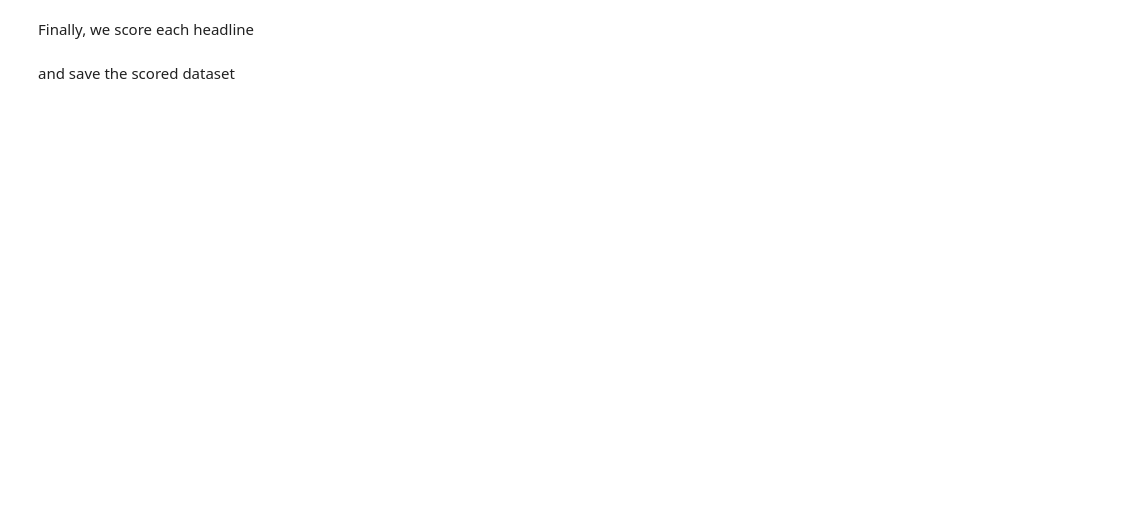
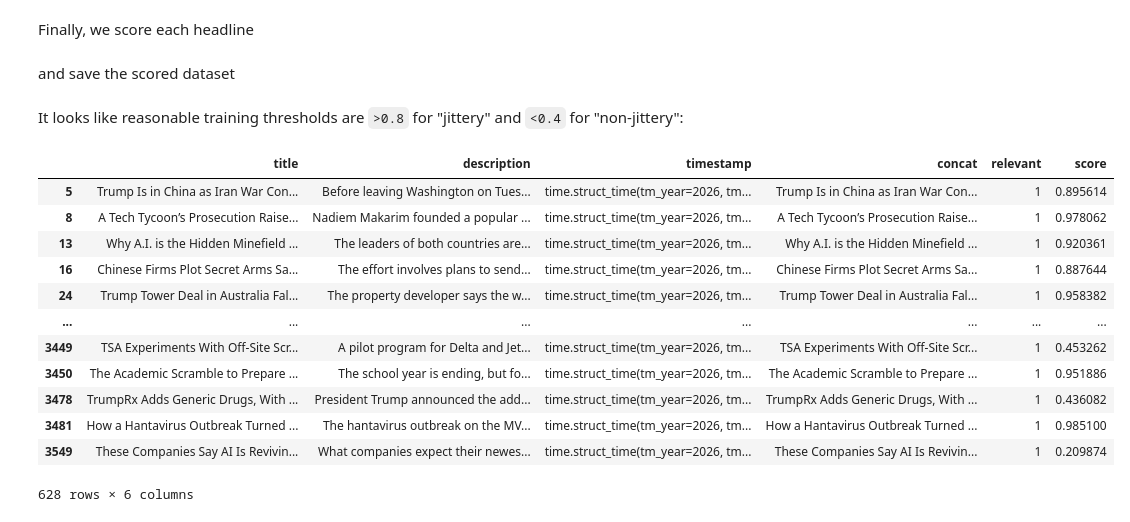
Before and after one commit to albesianor/jitter, a Jupyter notebook: 04_scoring.ipynb, the cells around one changed output. Drawn from its saved outputs; the diff is of its cells as text; code cells hidden in the pictures; blank space fills up the shorter version.

```diff
--- a/04_scoring.ipynb
+++ b/04_scoring.ipynb
@@ -15,12 +15,20 @@ Then we load the model and define the jitteriness category:
 from transformers import pipeline
 import torch
 
+device = torch.device(
+    "cuda"
+    if torch.cuda.is_available()
+    else ("mps" if torch.mps.is_available() else "cpu")
+)
+
+print("Device:", device)
+
 classifier = pipeline(
     "zero-shot-classification",
     model="facebook/bart-large-mnli",
-    device=0,
+    device=device,
     dtype=torch.float16,
 )
 
-jittery = "jittery"
+candidate_labels = ["jittery", "non-jittery"]
 # %% [output]
@@ -33,3 +44,10 @@ WARNING:huggingface_hub.utils._http:Warning: You are sending unauthenticated req
+# %%
+def scorer(batch):
+    results = classifier(batch["concat"], candidate_labels=candidate_labels)
+
+    scores = [(dict(zip(res["labels"], res["scores"]))["jittery"]) for res in results]
+
+    return {"score": scores}
 # %% [markdown]
 Finally, we score each headline
 # %%
@@ -38,12 +56,7 @@ from datasets import Dataset
 ds = Dataset.from_pandas(df[["concat"]])
 with torch.inference_mode():
     ds = ds.map(
-        lambda x: {
-            "score": [
-                y["scores"][0]
-                for y in classifier(x["concat"], candidate_labels=jittery)
-            ]
-        },
+        scorer,
         batched=True,
         batch_size=128,
     )
@@ -53,3 +66,21 @@ df["score"] = ds["score"]
 and save the scored dataset
 # %%
 df.to_csv("data/scored_headlines.csv", index=False)
+# %% [markdown]
+It looks like reasonable training thresholds are `>0.8` for "jittery" and `<0.4` for "non-jittery":
+# %%
+df[(df.score > 0.8) | (df.score < 0.5)]
+# %% [output]
+|  | title | description | timestamp | concat | relevant | score |
+| 5 | Trump Is in China as Iran War Con... | Before leaving Washington on Tues... | time.struct_time(tm_year=2026, tm... | Trump Is in China as Iran War Con... | 1 | 0.895614 |
+| 8 | A Tech Tycoon’s Prosecution Raise... | Nadiem Makarim founded a popular ... | time.struct_time(tm_year=2026, tm... | A Tech Tycoon’s Prosecution Raise... | 1 | 0.978062 |
+| 13 | Why A.I. is the Hidden Minefield ... | The leaders of both countries are... | time.struct_time(tm_year=2026, tm... | Why A.I. is the Hidden Minefield ... | 1 | 0.920361 |
+| 16 | Chinese Firms Plot Secret Arms Sa... | The effort involves plans to send... | time.struct_time(tm_year=2026, tm... | Chinese Firms Plot Secret Arms Sa... | 1 | 0.887644 |
+| 24 | Trump Tower Deal in Australia Fal... | The property developer says the w... | time.struct_time(tm_year=2026, tm... | Trump Tower Deal in Australia Fal... | 1 | 0.958382 |
+| ... | ... | ... | ... | ... | ... | ... |
+| 3449 | TSA Experiments With Off-Site Scr... | A pilot program for Delta and Jet... | time.struct_time(tm_year=2026, tm... | TSA Experiments With Off-Site Scr... | 1 | 0.453262 |
+| 3450 | The Academic Scramble to Prepare ... | The school year is ending, but fo... | time.struct_time(tm_year=2026, tm... | The Academic Scramble to Prepare ... | 1 | 0.951886 |
+| 3478 | TrumpRx Adds Generic Drugs, With ... | President Trump announced the add... | time.struct_time(tm_year=2026, tm... | TrumpRx Adds Generic Drugs, With ... | 1 | 0.436082 |
+| 3481 | How a Hantavirus Outbreak Turned ... | The hantavirus outbreak on the MV... | time.struct_time(tm_year=2026, tm... | How a Hantavirus Outbreak Turned ... | 1 | 0.985100 |
+| 3549 | These Companies Say AI Is Revivin... | What companies expect their newes... | time.struct_time(tm_year=2026, tm... | These Companies Say AI Is Revivin... | 1 | 0.209874 |
+628 rows × 6 columns
```
Also changed, not shown: parts of 2 cells of this notebook, 1 other file.
